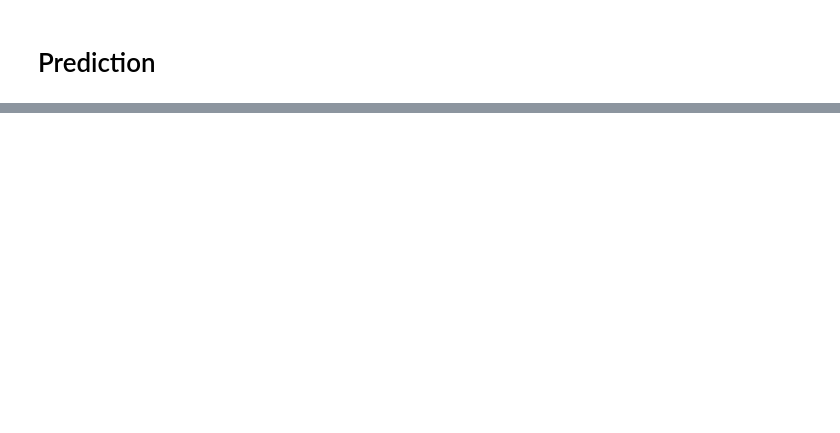
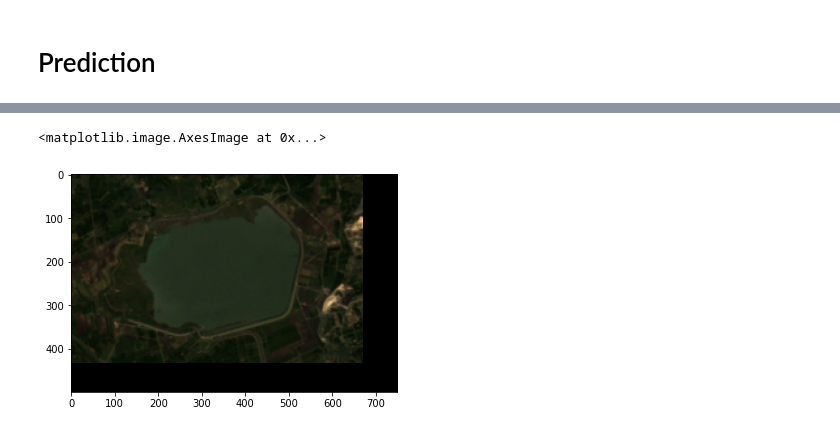
Before and after one commit to oxfordeo/oxeo-water, a Jupyter notebook: notebooks/all-to-stac.ipynb, the cells around one changed output, grey strips where cells are left out. Cells and saved outputs as stored; diff of their text form; code cells hidden in the pictures; blank space fills up the shorter version.

```diff
--- a/notebooks/all-to-stac.ipynb
+++ b/notebooks/all-to-stac.ipynb
@@ -134,0 +214,16 @@ from oxeo.core.constants import BAND_PREDICTOR_ORDER
+# %%
+preds, aoi = s2_predictor.predict_stac_aoi(
+    constellation="landsat-8",
+    catalog=LANDSATLOOK_URL,
+    data_collection="landsat-c2l2-sr",
+    bbox=bbox,
+    time_interval=landsat_time_interval,
+    search_params={"query":{
+
+
+                                "eo:cloud_cover": {
+                                                              "gte": 0,
+                                                              "lte": 10
+                                                    },}},
+    resolution=10
+)
@@ -135 +260,7 @@ from oxeo.core.constants import BAND_PREDICTOR_ORDER
+# %%
+img = aoi.sel(band=["red","green","blue"])[0][:,:,:].values.transpose(1,2,0)
+plt.imshow(rescale_intensity(img,(np.nanmin(img), np.nanmax(img))))
+# %% [output]
+<matplotlib.image.AxesImage at 0x...>
+[figure, added]
 # %%
```
Also changed, not shown: parts of 31 cells of this notebook, 4 other files.
